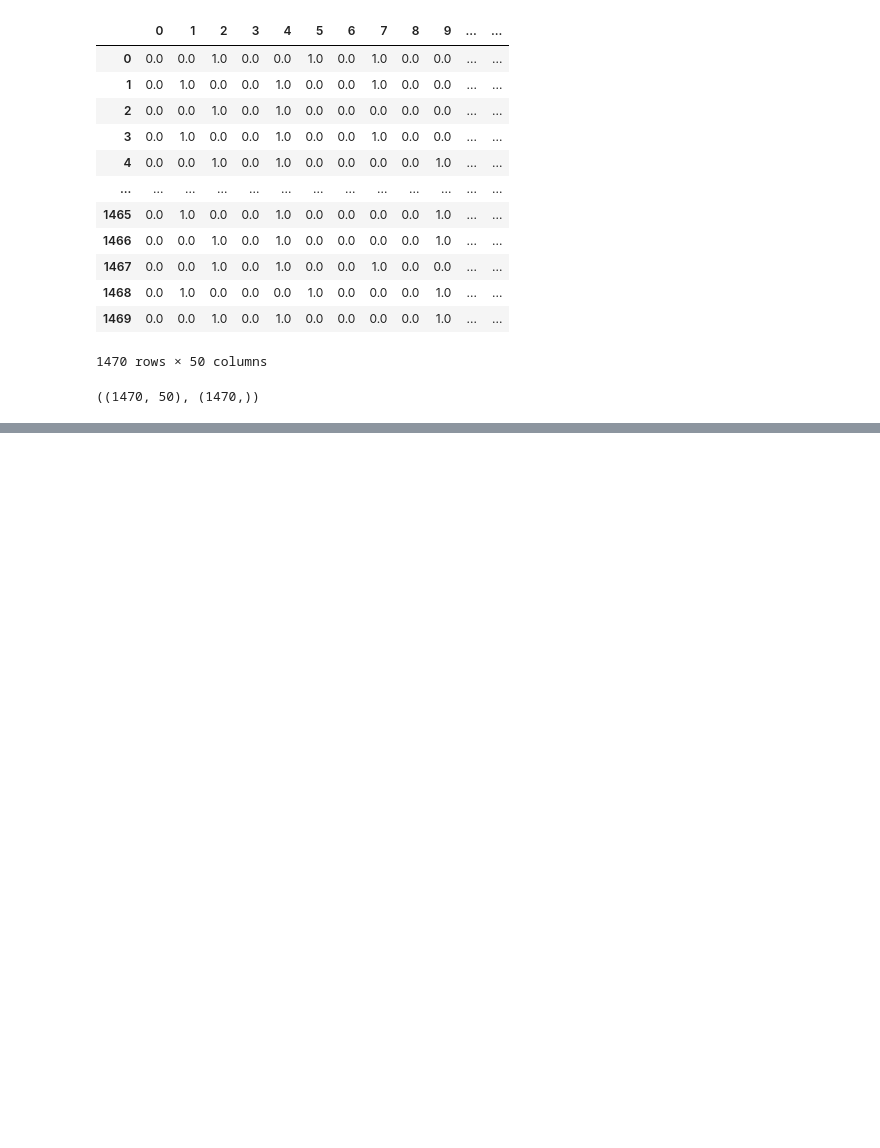
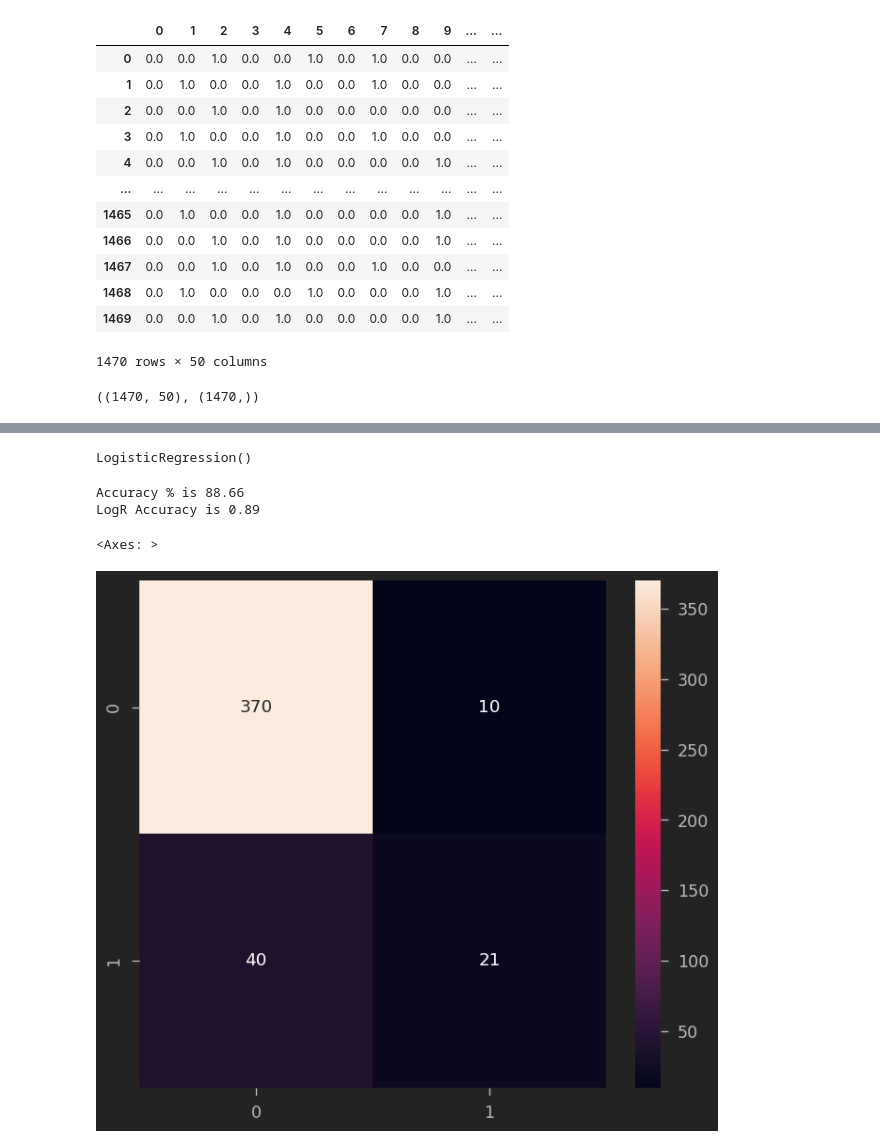
Before and after one commit to MassGH2023/Supervised-Machine-Learning-Classification, a Jupyter notebook: Employee_Attrition_Prediction_Using_LR.ipynb, the cells around one changed output, grey strips where cells are left out. Cells and saved outputs as stored; diff of their text form; code cells hidden in the pictures; blank space fills up the shorter version.

```diff
--- a/Employee_Attrition_Prediction_Using_LR.ipynb
+++ b/Employee_Attrition_Prediction_Using_LR.ipynb
@@ -319,0 +322,3 @@ X.shape, y.shape
+# %%
+from sklearn.model_selection import train_test_split
+X_train, X_test, y_train, y_test  = train_test_split(X, y, test_size= 0.3, random_state= 42)
@@ -319,0 +328,20 @@ X.shape, y.shape
+# %%
+LogR = LogisticRegression()
+LogR.fit(X_train, y_train)
+# %% [output]
+LogisticRegression()
+# %%
+y_pred = LogR.predict(X_test)
+# %%
+print(f"Accuracy % is {round(100*accuracy_score(y_test, y_pred),2)}")
+print(f"LogR Accuracy is {accuracy_score(y_pred, y_test):.2f}")
+# %% [output]
+Accuracy % is 88.66
+LogR Accuracy is 0.89
+# %%
+cm =confusion_matrix(y_test, y_pred)
+# %%
+sns.heatmap(cm, annot = True, fmt='.0f')
+# %% [output]
+<Axes: >
+[figure, added]
```
Also changed, not shown: parts of 10 cells of this notebook.
